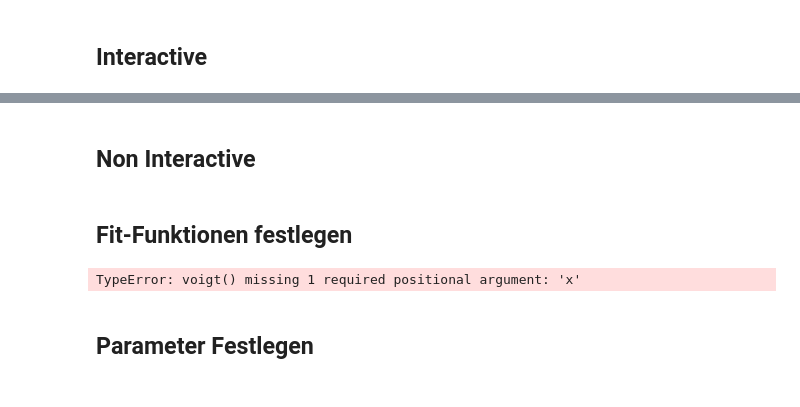
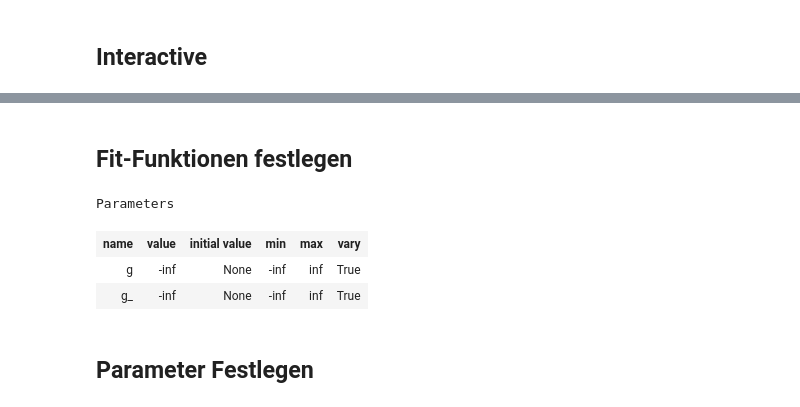
Before and after one commit to TimLockstedt/MP, a Jupyter notebook: FP1/Amps_B05A_plt.ipynb, the cells around one changed output, grey strips where cells are left out. Drawn from its saved outputs; the diff is of its cells as text; code cells hidden in the pictures.

```diff
--- a/FP1/Amps_B05A_plt.ipynb
+++ b/FP1/Amps_B05A_plt.ipynb
@@ -402,17 +404,2 @@ result = mod.fit(Daten.get_y(), pars, x=Daten.get_x(), weights = weights)
-# %% [markdown]
-## Non Interactive
-# %%
-Daten = Data()
-
-import_Data(Datei="A2_Signal_110V_TimeProfile_130Latency",
-            x_err_bool = False,
-            y_err_bool = False,
-            x_name = "Zeit [ns]", y_name = "Mittleres Signal (ADC)",
-            Daten=Daten,
-            skip_lower = "0",
-            skip_upper = "2",
-            save_bool = False,
-            Save=0, Load=0
-            )
 # %% [markdown]
 ## Fit-Funktionen festlegen
@@ -436,21 +498,24 @@ def Model_test(x):
 # %%
 from lmfit.models import PowerLawModel, ExponentialModel, GaussianModel, Model, voigt
 
 # import pylandau
 
 # def plot_func(x, mpv=1, eta=1, sigma=1, A=1):
 #     return pylandau.langau(x, mpv, eta, sigma, A)
 
 def plot_func(x, sigma = 1, nu = 1, amplitude=1):
     return amplitude/(sigma*np.sqrt(2*math.pi))*np.exp(-1/2*((x-nu)/sigma)**2)
 
 Daten.set_func(plot_func)
-mod = GaussianModel()
+mod = Model(integral) + Model(integral_neg)
 
 pars = mod.make_params()
 pars
 # %% [output]
-TypeError: voigt() missing 1 required positional argument: 'x'
+Parameters
+| name | value | initial value | min | max | vary |
+| g | -inf | None | -inf | inf | True |
+| g_ | -inf | None | -inf | inf | True |
 # %% [markdown]
 ## Parameter Festlegen
 # %%
```
Also changed, not shown: parts of 6 cells of this notebook, 13 other files.
